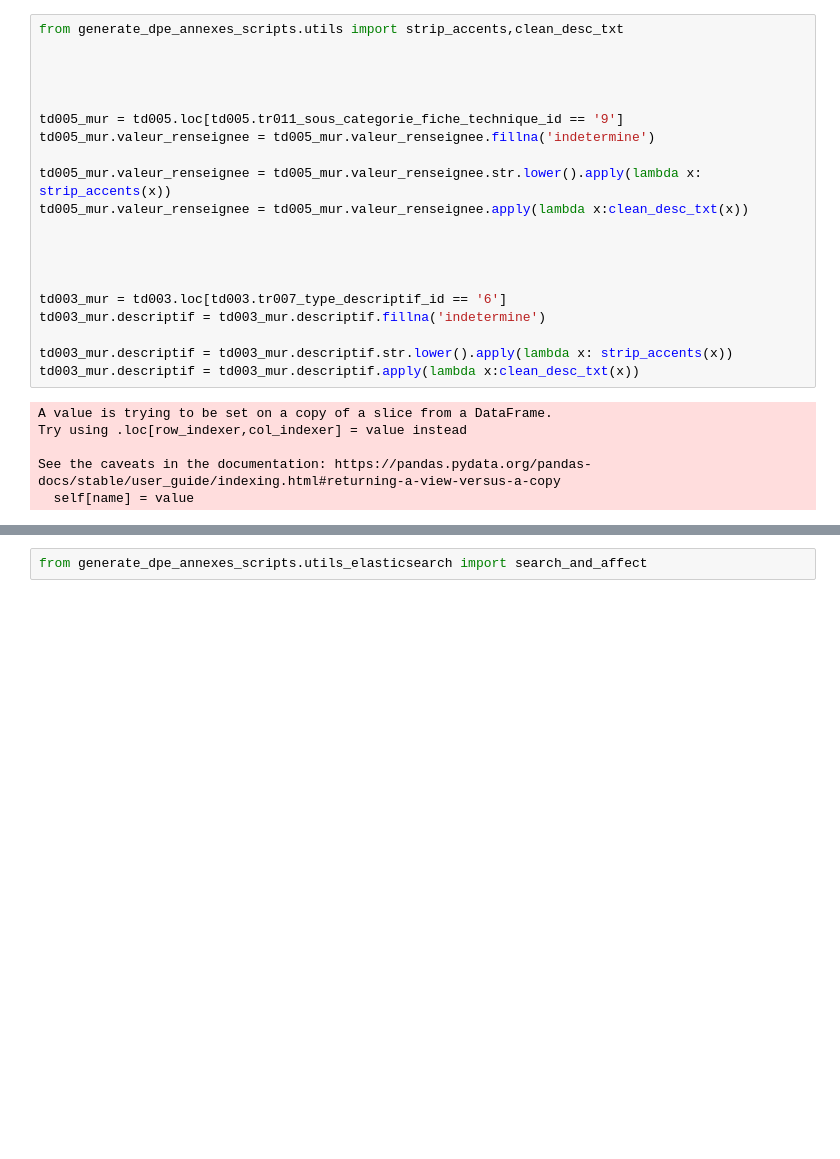
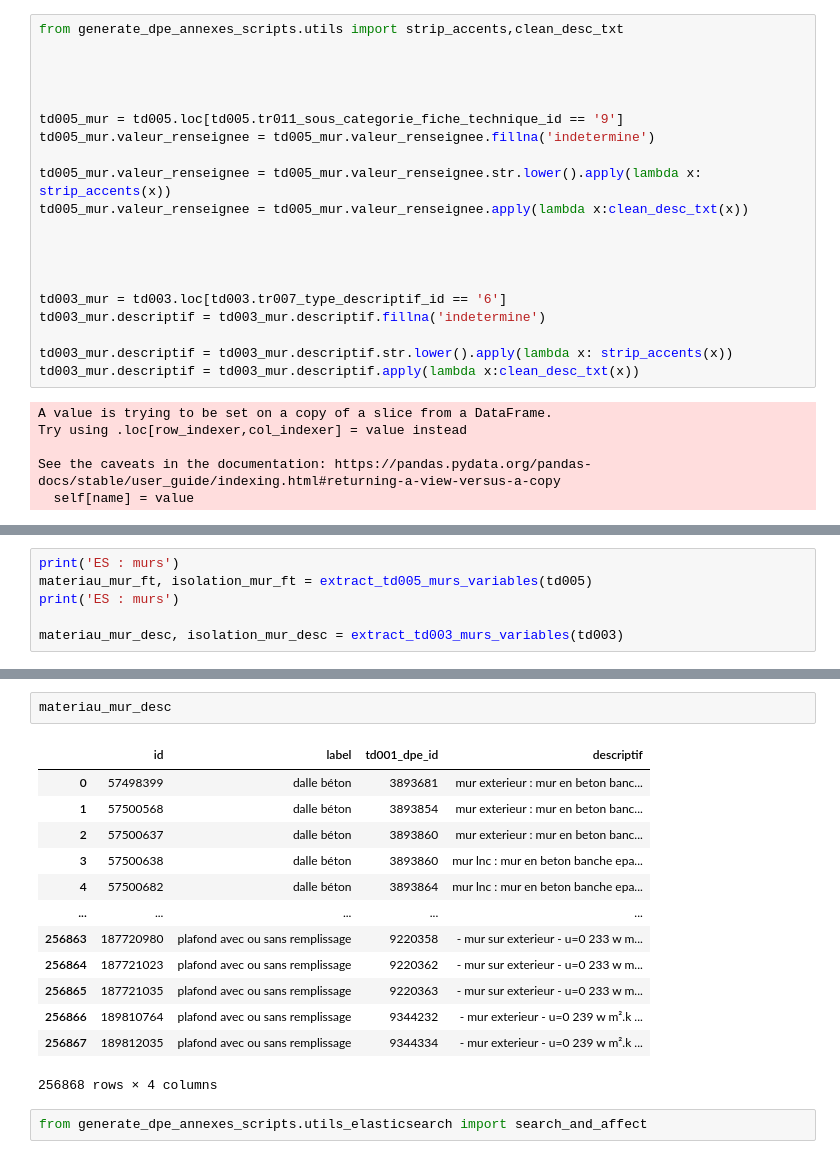
Before and after one commit to etalab/de-dpe-processing, a Jupyter notebook: data_processing_cstb/traitement_donnees_metier/dev pre 1948 elasticsearch-enveloppe.ipynb, the cells around one changed output, grey strips where cells are left out. Drawn from its saved outputs; the diff is of its cells as text; blank space fills up the shorter version.

```diff
--- a/data_processing_cstb/traitement_donnees_metier/dev pre 1948 elasticsearch-enveloppe.ipynb
+++ b/data_processing_cstb/traitement_donnees_metier/dev pre 1948 elasticsearch-enveloppe.ipynb
@@ -238,0 +324,6 @@ See the caveats in the documentation: https://pandas.pydata.org/pandas-docs/stab
+# %%
+print('ES : murs')
+materiau_mur_ft, isolation_mur_ft = extract_td005_murs_variables(td005)
+print('ES : murs')
+
+materiau_mur_desc, isolation_mur_desc = extract_td003_murs_variables(td003)
@@ -239,3 +340,19 @@ See the caveats in the documentation: https://pandas.pydata.org/pandas-docs/stab
+# %%
+materiau_mur_desc
+# %% [output]
+|  | id | label | td001_dpe_id | descriptif |
+| 0 | 57498399 | dalle béton | 3893681 | mur exterieur : mur en beton banc... |
+| 1 | 57500568 | dalle béton | 3893854 | mur exterieur : mur en beton banc... |
+| 2 | 57500637 | dalle béton | 3893860 | mur exterieur : mur en beton banc... |
+| 3 | 57500638 | dalle béton | 3893860 | mur lnc : mur en beton banche epa... |
+| 4 | 57500682 | dalle béton | 3893864 | mur lnc : mur en beton banche epa... |
+| ... | ... | ... | ... | ... |
+| 256863 | 187720980 | plafond avec ou sans remplissage | 9220358 | - mur sur exterieur - u=0 233 w m... |
+| 256864 | 187721023 | plafond avec ou sans remplissage | 9220362 | - mur sur exterieur - u=0 233 w m... |
+| 256865 | 187721035 | plafond avec ou sans remplissage | 9220363 | - mur sur exterieur - u=0 233 w m... |
+| 256866 | 189810764 | plafond avec ou sans remplissage | 9344232 | - mur exterieur - u=0 239 w m².k ... |
+| 256867 | 189812035 | plafond avec ou sans remplissage | 9344334 | - mur exterieur - u=0 239 w m².k ... |
+256868 rows × 4 columns
 # %%
 from generate_dpe_annexes_scripts.utils_elasticsearch import search_and_affect
 # %%
```
Also changed, not shown: parts of 44 cells of this notebook, 16 other files.
